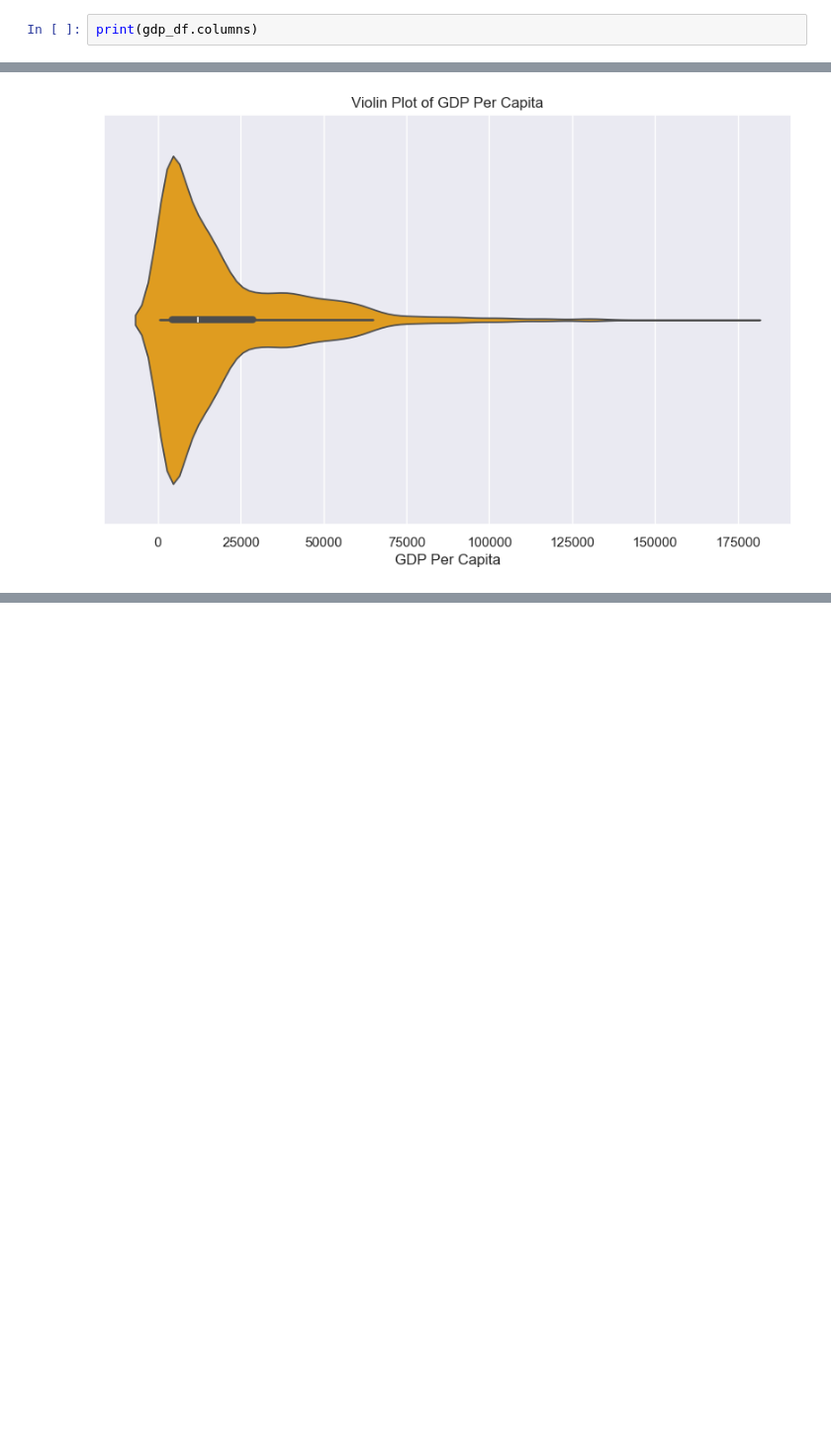
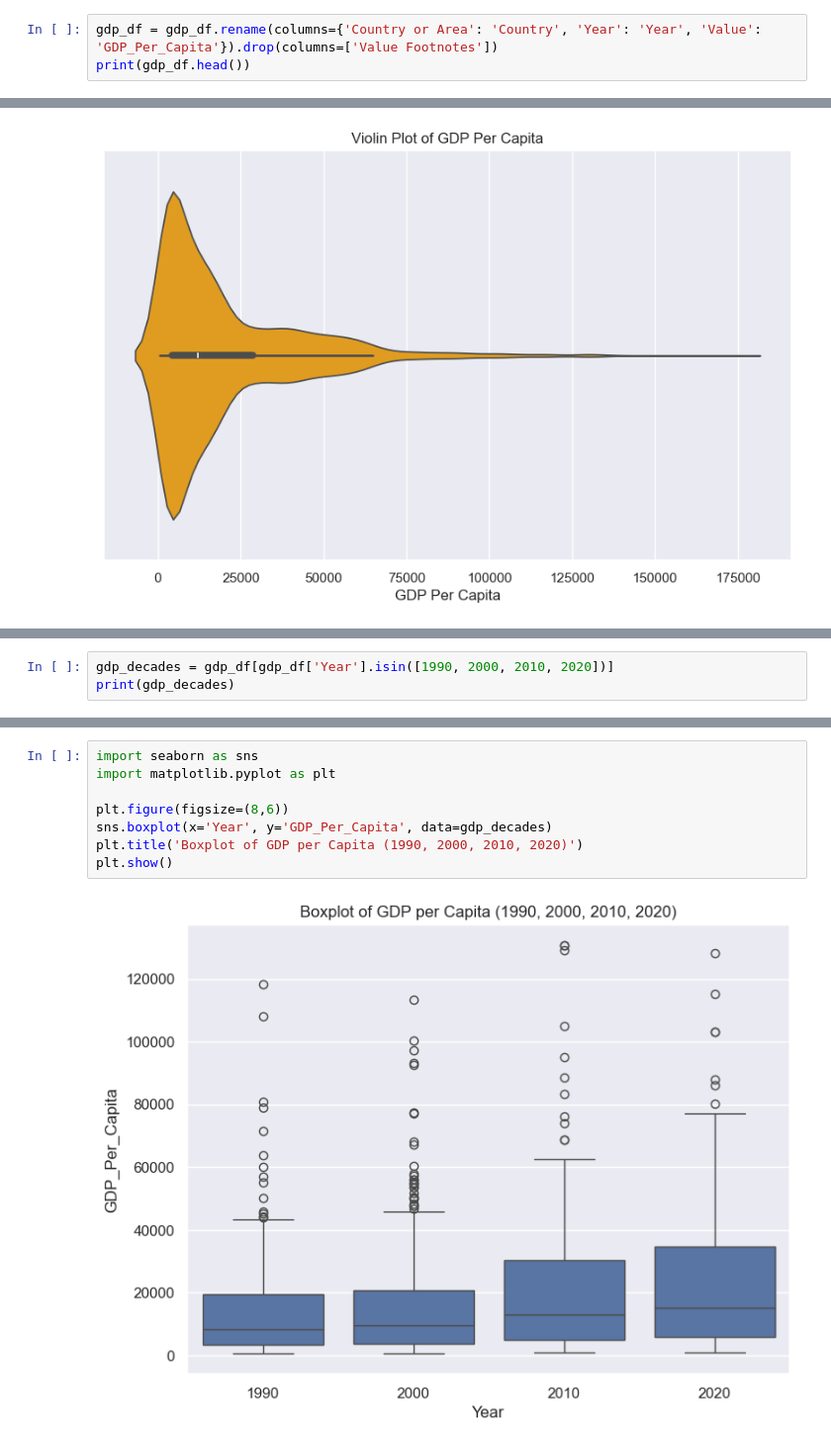
Before and after one commit to NSS-Data-Analytics-Cohort-14/gdp-and-internet-usage-seanfahey1127, a Jupyter notebook: notebooks/gdp_project.ipynb, the cells around one changed output, grey strips where cells are left out. Shown: that part at 99% size. Drawn from its saved outputs; the diff is of its cells as text; blank space fills up the shorter version.

```diff
--- a/notebooks/gdp_project.ipynb
+++ b/notebooks/gdp_project.ipynb
@@ -66,5 +68,6 @@ None
 gdp_df.rename(columns={'Country or Area': 'Country', 'Year': 'Year', 'Value': 'GDP_Per_Capita'})
 gdp_df.drop('Value Footnotes', axis=1)
 # %%
-print(gdp_df.columns)
+gdp_df = gdp_df.rename(columns={'Country or Area': 'Country', 'Year': 'Year', 'Value': 'GDP_Per_Capita'}).drop(columns=['Value Footnotes'])
+print(gdp_df.head())
 # %% [output]
@@ -290,0 +320,3 @@ plt.show()
+# %%
+gdp_decades = gdp_df[gdp_df['Year'].isin([1990, 2000, 2010, 2020])]
+print(gdp_decades)
@@ -290,0 +338,10 @@ plt.show()
+# %%
+import seaborn as sns
+import matplotlib.pyplot as plt
+
+plt.figure(figsize=(8,6))
+sns.boxplot(x='Year', y='GDP_Per_Capita', data=gdp_decades)
+plt.title('Boxplot of GDP per Capita (1990, 2000, 2010, 2020)')
+plt.show()
+# %% [output]
+[figure, added]
```
Also changed, not shown: parts of 26 cells of this notebook.
